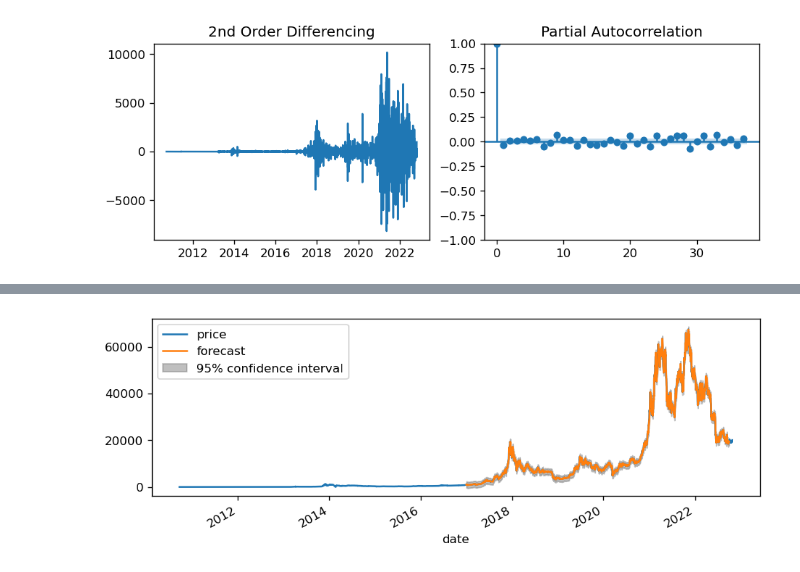
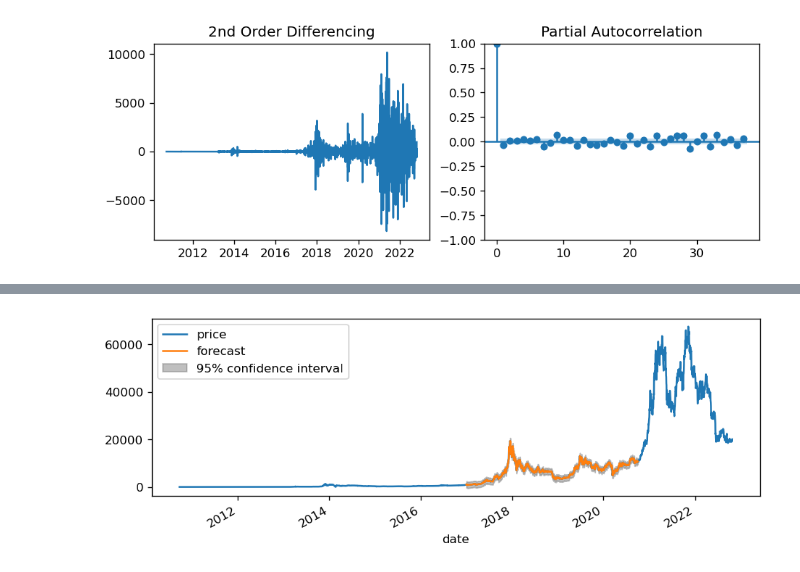
Before and after one commit to guevarch/projectchris, a Jupyter notebook: Final/BTC ARIMA CHRIS.ipynb, the cells around one changed output, grey strips where cells are left out. Drawn from its saved outputs; the diff is of its cells as text; code cells hidden in the pictures.

```diff
--- a/Final/BTC ARIMA CHRIS.ipynb
+++ b/Final/BTC ARIMA CHRIS.ipynb
@@ -54,13 +54,3 @@ plot_acf(df.price.diff().dropna(), ax=ax2)
 plt.show()
 # %% [output]
 [figure]
-# %%
-f = plt.figure()
-plt.rcParams.update({'figure.figsize':(9,3), 'figure.dpi':120})
-ax1 = f.add_subplot(121)
-ax1.set_title('2nd Order Differencing')
-ax1.plot(df.price.diff().diff())
-
-ax2 = f.add_subplot(122)
-plot_acf(df.price.diff().dropna(), ax=ax2)
-plt.show()
@@ -128,15 +116,15 @@ Warnings:
 # %%
 import matplotlib.pyplot as plt
 import pandas as pd
 import statsmodels.api as sm
 from statsmodels.graphics.tsaplots import plot_predict
 from statsmodels.tsa.arima.model import ARIMA
 
 plt.rcParams.update({'figure.figsize':(9,3), 'figure.dpi':120})
 fig, ax = plt.subplots()
 ax = df.loc['2010':].plot(ax=ax)
-plot_predict(model, '2017-01-01', '2022-10-01', ax=ax)
+plot_predict(model, '2017-01-01', '2020-10-01', ax=ax)
 
 plt.show()
 # %% [output]
-[figure, old version]
+[figure, new version]
```
Also changed, not shown: parts of 17 cells of this notebook, 9 other files.
